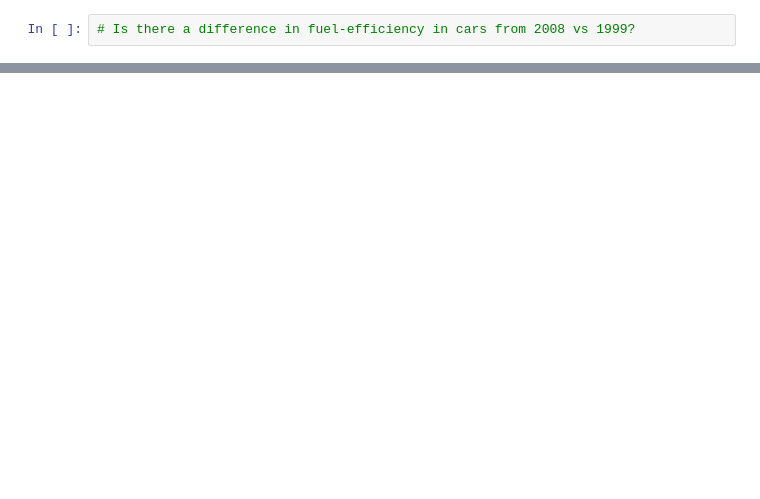
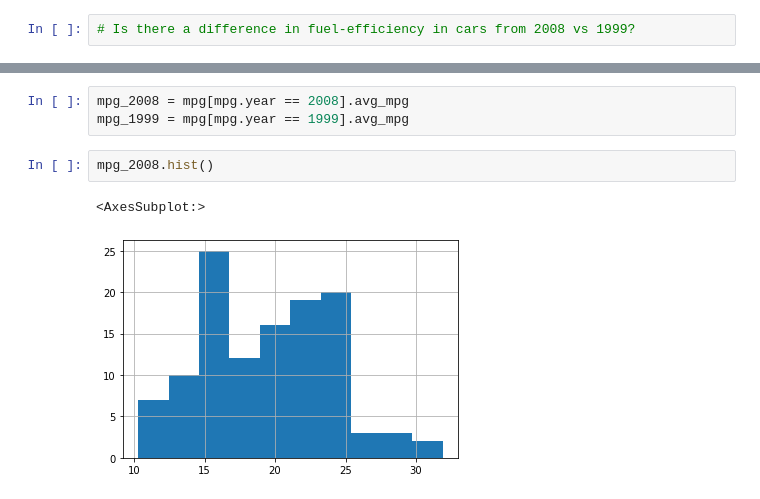
Before and after one commit to lochlynlaskowski/statistics-exercises, a Jupyter notebook: hypothesis_testing.ipynb, the cells around one changed output, grey strips where cells are left out. Cells and saved outputs as stored; diff of their text form; blank space fills up the shorter version.

```diff
--- a/hypothesis_testing.ipynb
+++ b/hypothesis_testing.ipynb
@@ -57,0 +66,8 @@ mpg['avg_mpg'] = stats.hmean(mpg[['cty', 'hwy']], axis =1)
+# %%
+mpg_2008 = mpg[mpg.year == 2008].avg_mpg
+mpg_1999 = mpg[mpg.year == 1999].avg_mpg
+# %%
+mpg_2008.hist()
+# %% [output]
+<AxesSubplot:>
+[figure, added]
```
Also changed, not shown: parts of 61 cells of this notebook.
